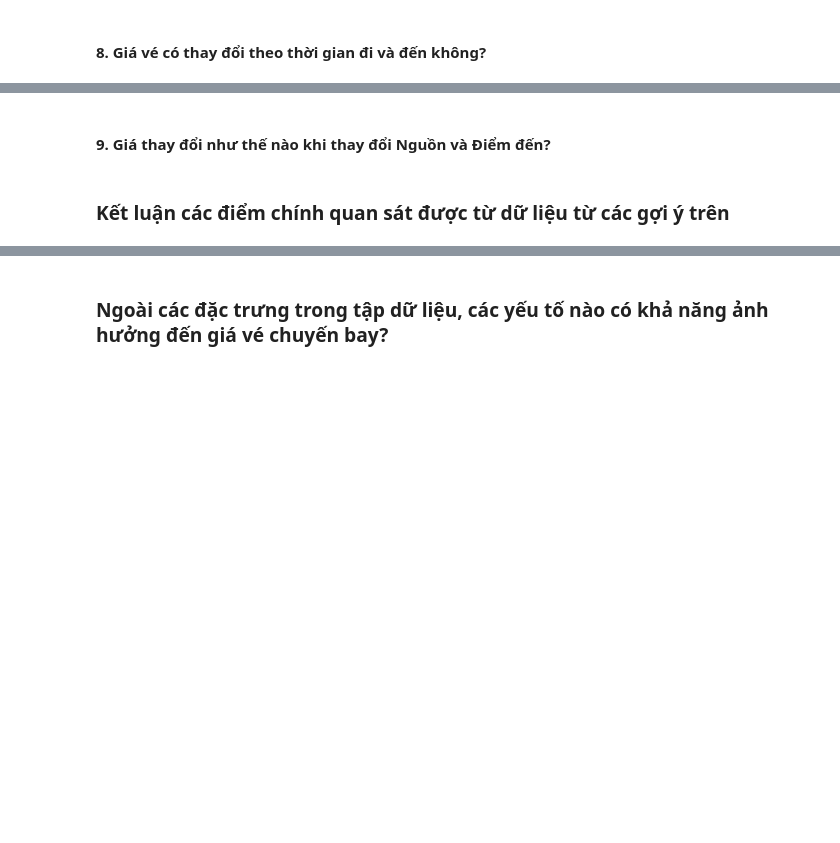
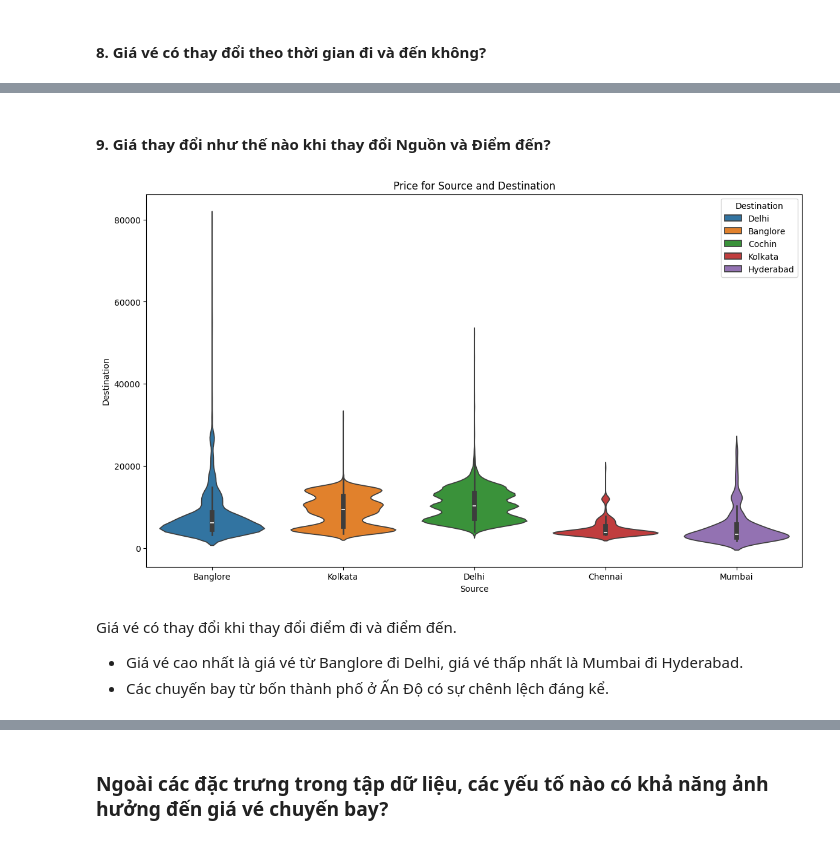
Before and after one commit to vngson/PTDLUD, a Jupyter notebook: main.ipynb, the cells around one changed output, grey strips where cells are left out. Drawn from its saved outputs; the diff is of its cells as text; code cells hidden in the pictures; blank space fills up the shorter version.

```diff
--- a/main.ipynb
+++ b/main.ipynb
@@ -266,4 +326,16 @@ plt.show()
 # %% [markdown]
-#### 9. Giá thay đổi như thế nào khi thay đổi Nguồn và Điểm đến?
+#### **9. Giá thay đổi như thế nào khi thay đổi Nguồn và Điểm đến?**
-# %% [markdown]
-### Kết luận các điểm chính quan sát được từ dữ liệu từ các gợi ý trên
+# %%
+# Visualize using a bar plot
+plt.figure(figsize=(14, 8))
+sns.violinplot(x='Source', y='Price', hue='Destination', data=merged_data)
+plt.title('Price for Source and Destination')
+plt.xlabel('Source')
+plt.ylabel('Destination')
+plt.show()
+# %% [output]
+[figure, added]
+# %% [markdown]
+ Giá vé có thay đổi khi thay đổi điểm đi và điểm đến.
+ - Giá vé cao nhất là giá vé từ Banglore đi Delhi, giá vé thấp nhất là Mumbai đi Hyderabad.
+ - Các chuyến bay từ bốn thành phố ở Ấn Độ có sự chênh lệch đáng kể.
```
Also changed, not shown: parts of 23 cells of this notebook.
